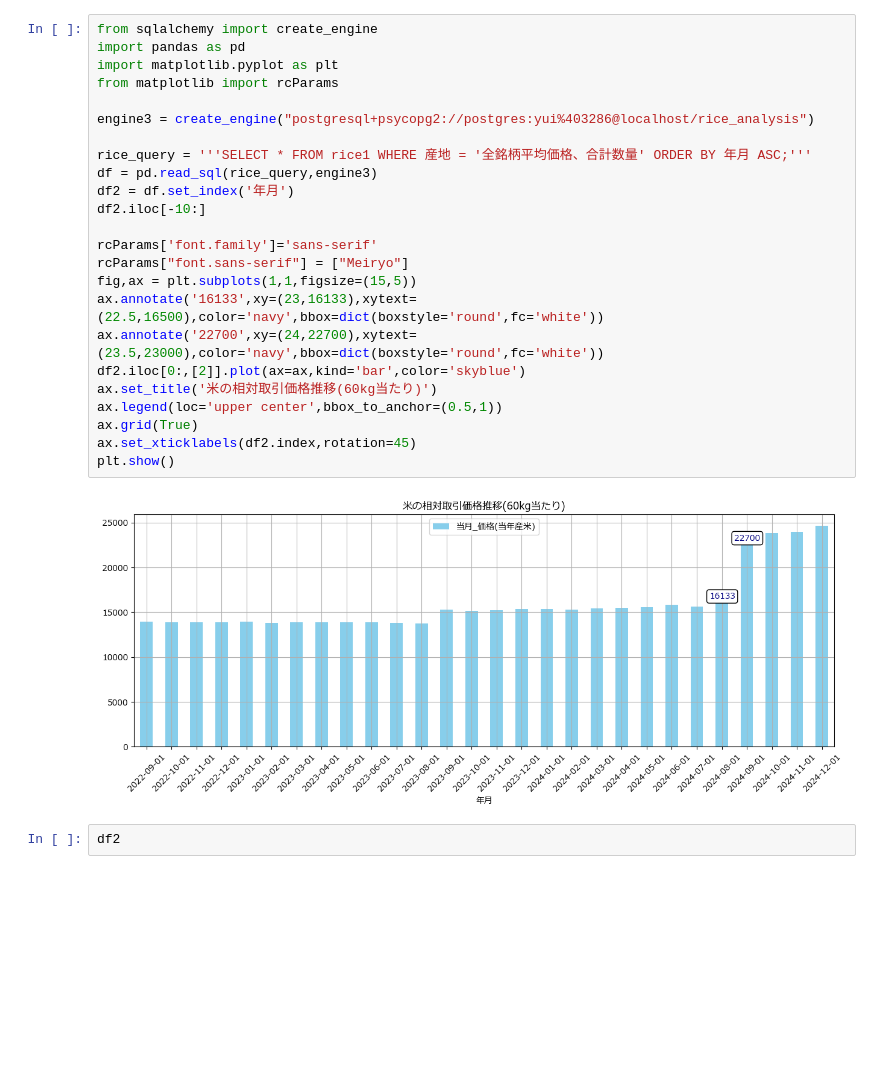
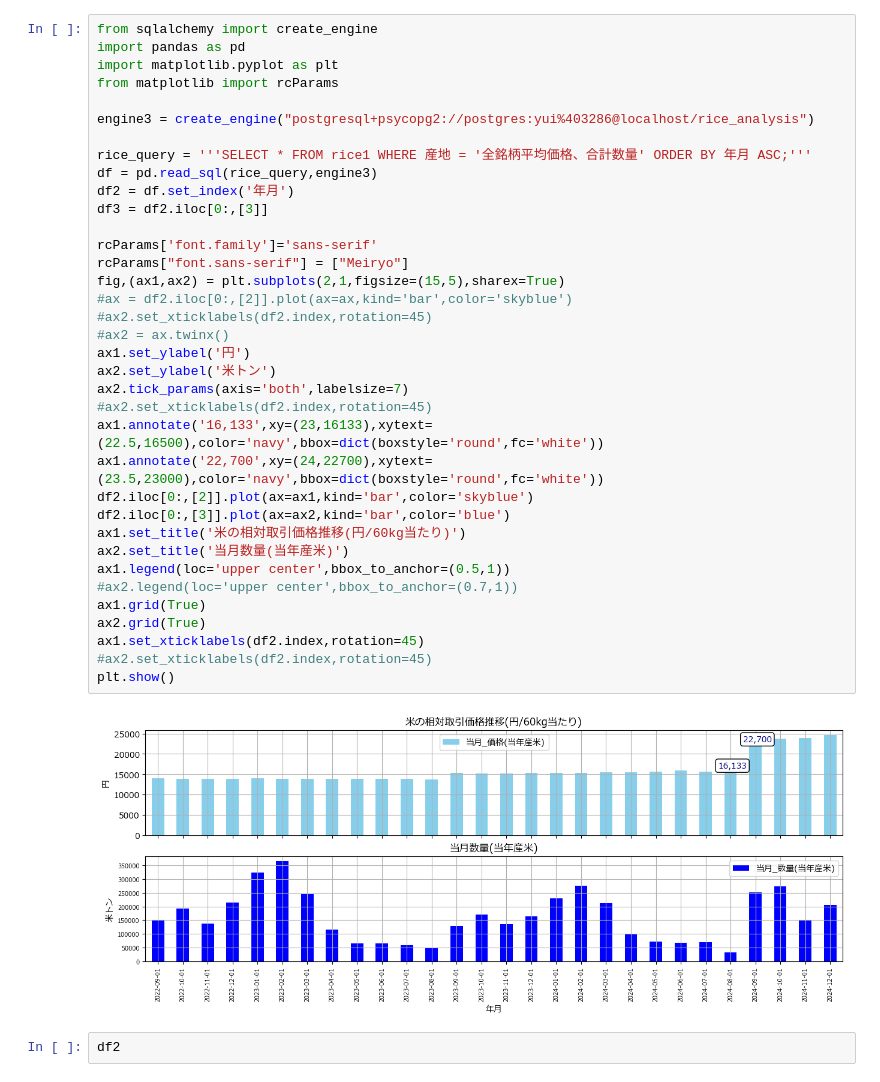
Before and after one commit to Pipikopimame/orbe_public2, a Jupyter notebook: 米_相対取引価格推移.ipynb, the cells around one changed output. Saved outputs shown, nothing was run; the diff lists cells and outputs as text; blank space fills up the shorter version.

```diff
--- a/米_相対取引価格推移.ipynb
+++ b/米_相対取引価格推移.ipynb
@@ -1,29 +1,41 @@
 # %%
 from sqlalchemy import create_engine
 import pandas as pd
 import matplotlib.pyplot as plt
 from matplotlib import rcParams
 
 engine3 = create_engine("postgresql+psycopg2://postgres:yui%403286@localhost/rice_analysis")
 
 rice_query = '''SELECT * FROM rice1 WHERE 産地 = '全銘柄平均価格、合計数量' ORDER BY 年月 ASC;'''
 df = pd.read_sql(rice_query,engine3)
 df2 = df.set_index('年月')
-df2.iloc[-10:]
+df3 = df2.iloc[0:,[3]]
 
 rcParams['font.family']='sans-serif'
 rcParams["font.sans-serif"] = ["Meiryo"]
-fig,ax = plt.subplots(1,1,figsize=(15,5))
-ax.annotate('16133',xy=(23,16133),xytext=(22.5,16500),color='navy',bbox=dict(boxstyle='round',fc='white'))
-ax.annotate('22700',xy=(24,22700),xytext=(23.5,23000),color='navy',bbox=dict(boxstyle='round',fc='white'))
-df2.iloc[0:,[2]].plot(ax=ax,kind='bar',color='skyblue')
-ax.set_title('米の相対取引価格推移(60kg当たり)')
-ax.legend(loc='upper center',bbox_to_anchor=(0.5,1))
-ax.grid(True)
-ax.set_xticklabels(df2.index,rotation=45)
+fig,(ax1,ax2) = plt.subplots(2,1,figsize=(15,5),sharex=True)
+#ax = df2.iloc[0:,[2]].plot(ax=ax,kind='bar',color='skyblue')
+#ax2.set_xticklabels(df2.index,rotation=45)
+#ax2 = ax.twinx()
+ax1.set_ylabel('円')
+ax2.set_ylabel('米トン')
+ax2.tick_params(axis='both',labelsize=7)
+#ax2.set_xticklabels(df2.index,rotation=45)
+ax1.annotate('16,133',xy=(23,16133),xytext=(22.5,16500),color='navy',bbox=dict(boxstyle='round',fc='white'))
+ax1.annotate('22,700',xy=(24,22700),xytext=(23.5,23000),color='navy',bbox=dict(boxstyle='round',fc='white'))
+df2.iloc[0:,[2]].plot(ax=ax1,kind='bar',color='skyblue')
+df2.iloc[0:,[3]].plot(ax=ax2,kind='bar',color='blue')
+ax1.set_title('米の相対取引価格推移(円/60kg当たり)')
+ax2.set_title('当月数量(当年産米)')
+ax1.legend(loc='upper center',bbox_to_anchor=(0.5,1))
+#ax2.legend(loc='upper center',bbox_to_anchor=(0.7,1))
+ax1.grid(True)
+ax2.grid(True)
+ax1.set_xticklabels(df2.index,rotation=45)
+#ax2.set_xticklabels(df2.index,rotation=45)
 plt.show()
 # %% [output]
-[figure, old version]
+[figure, new version]
 # %%
 df2
 # %% [output]
```
